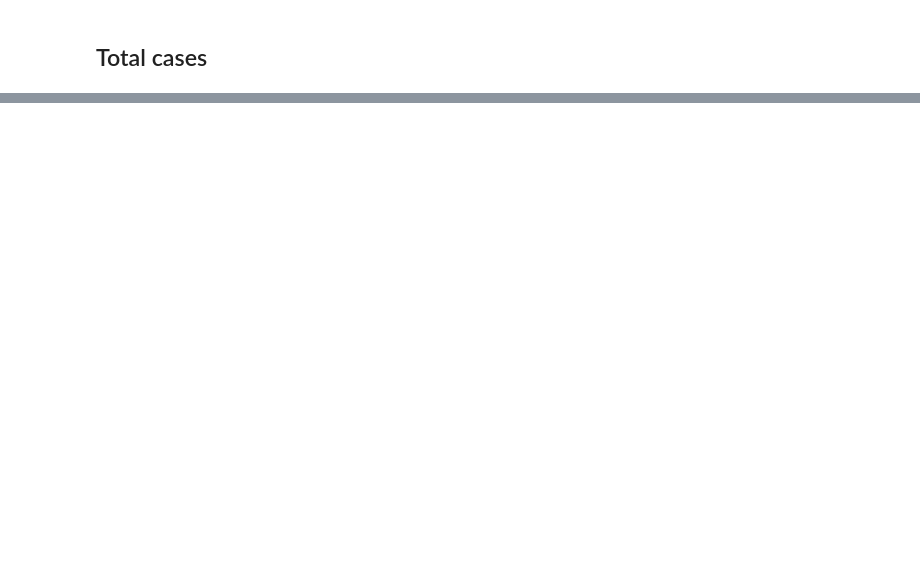
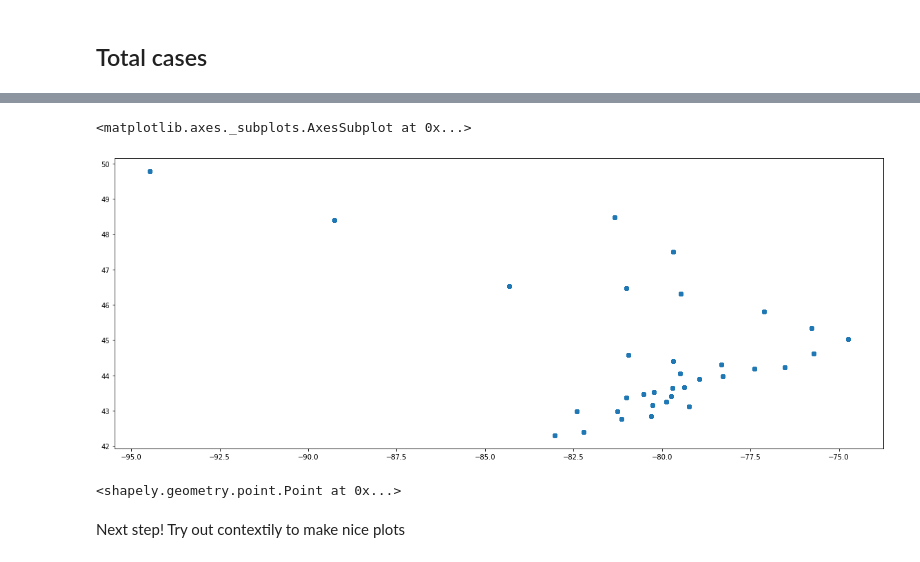
Before and after one commit to rlwelch/covid-ontario, a Jupyter notebook: covid_ontario/covid_ontario_investigation.ipynb, the cells around one changed output, grey strips where cells are left out. Drawn from its saved outputs; the diff is of its cells as text; code cells hidden in the pictures; blank space fills up the shorter version.

```diff
--- a/covid_ontario/covid_ontario_investigation.ipynb
+++ b/covid_ontario/covid_ontario_investigation.ipynb
@@ -438,0 +457,5 @@ plt.show()
+# %%
+dataset = "Confirmed positive cases of COVID-19 in Ontario"
+url_website = get_website_url(dataset)
+url_dataset = get_data_urls(url_website)
+paths_dataset = fetch_test_data(url_dataset)
@@ -438,0 +489,4 @@ plt.show()
+# %%
+filename_geojson = paths_dataset[1]
+with open(filename_geojson, "rb") as f:
+    pos_geo = gpd.read_file(f)
@@ -438,0 +531,11 @@ plt.show()
+# %%
+pos_geo["geometry"].plot()
+# %% [output]
+<matplotlib.axes._subplots.AxesSubplot at 0x...>
+[figure, added]
+# %%
+pos_geo["geometry"][0].
+# %% [output]
+<shapely.geometry.point.Point at 0x...>
+# %% [markdown]
+Next step! Try out contextily to make nice plots
```
Also changed, not shown: parts of 19 cells of this notebook, 1 other file.
